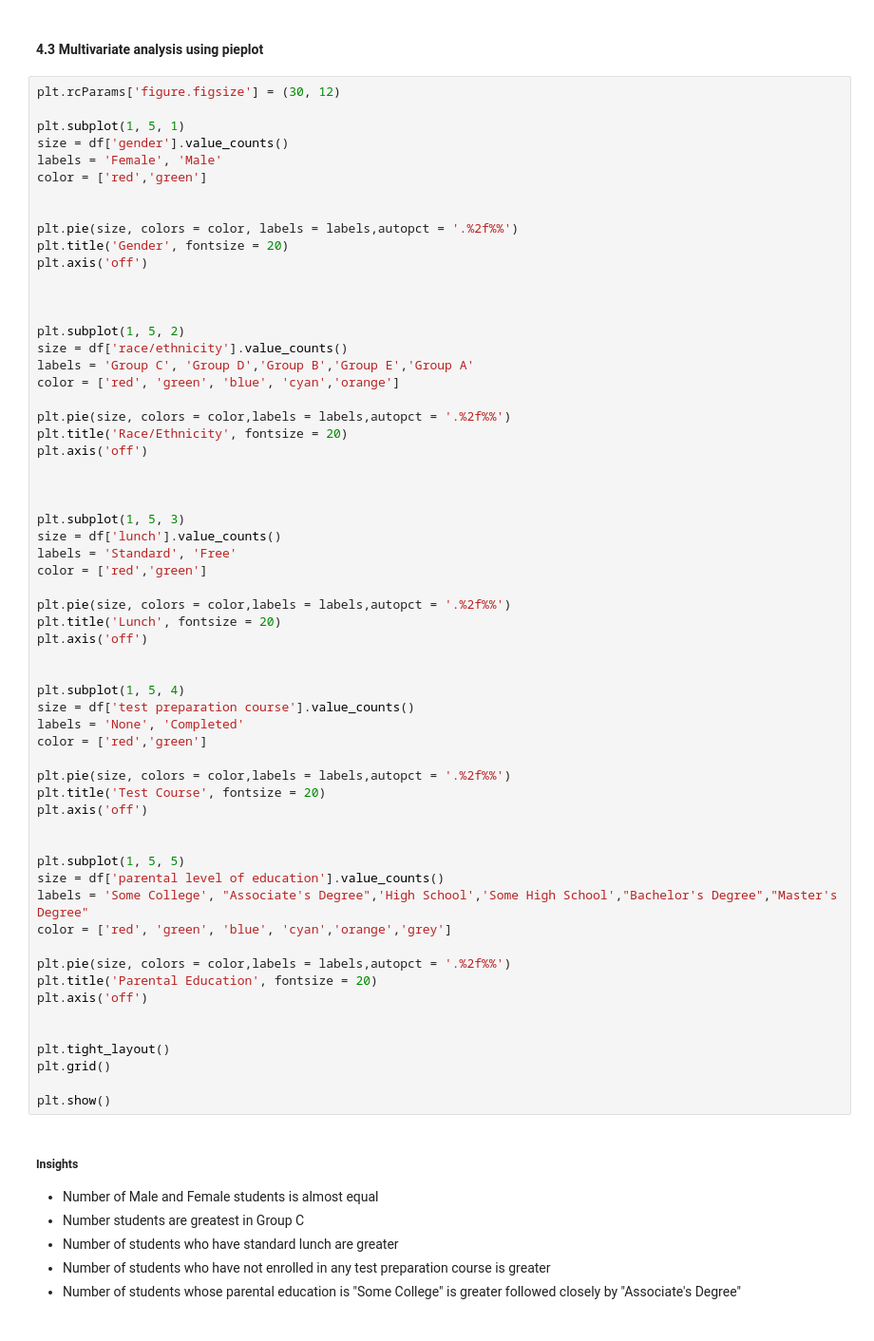
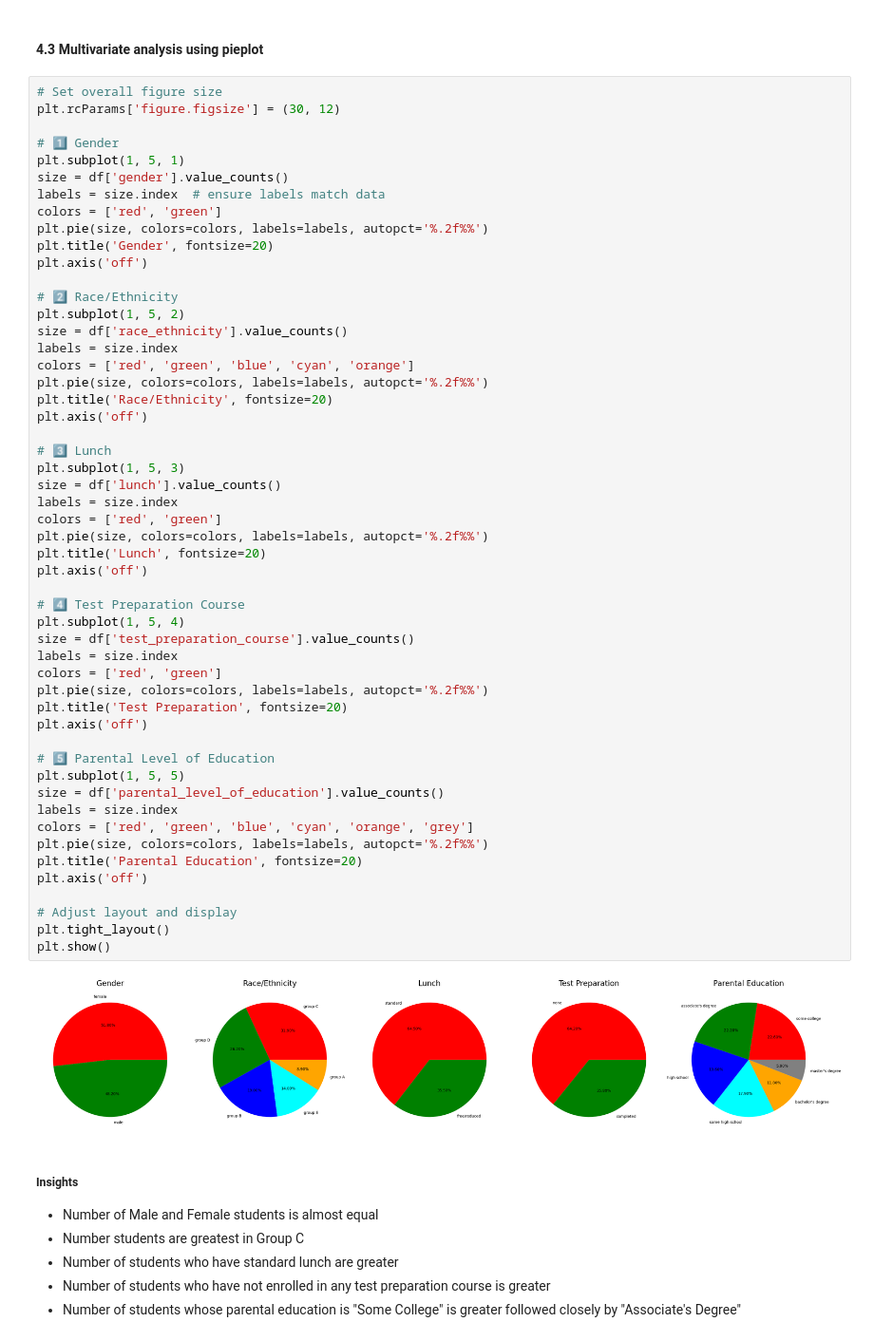
Before and after one commit to MyselfAviroop/ML-project, a Jupyter notebook: notebook/1 . EDA STUDENT PERFORMANCE .ipynb, the cells around one changed output. Shown at 95% size. Saved outputs shown, nothing was run; the diff lists cells and outputs as text.

```diff
--- a/notebook/1 . EDA STUDENT PERFORMANCE .ipynb
+++ b/notebook/1 . EDA STUDENT PERFORMANCE .ipynb
@@ -276,65 +347,59 @@ plt.show()
 # %% [markdown]
 #### 4.3 Multivariate analysis using pieplot
 # %%
+# Set overall figure size
 plt.rcParams['figure.figsize'] = (30, 12)
 
+# 1️⃣ Gender
 plt.subplot(1, 5, 1)
 size = df['gender'].value_counts()
-labels = 'Female', 'Male'
-color = ['red','green']
-
-
-plt.pie(size, colors = color, labels = labels,autopct = '.%2f%%')
-plt.title('Gender', fontsize = 20)
+labels = size.index  # ensure labels match data
+colors = ['red', 'green']
+plt.pie(size, colors=colors, labels=labels, autopct='%.2f%%')
+plt.title('Gender', fontsize=20)
 plt.axis('off')
 
-
-
+# 2️⃣ Race/Ethnicity
 plt.subplot(1, 5, 2)
-size = df['race/ethnicity'].value_counts()
-labels = 'Group C', 'Group D','Group B','Group E','Group A'
-color = ['red', 'green', 'blue', 'cyan','orange']
-
-plt.pie(size, colors = color,labels = labels,autopct = '.%2f%%')
-plt.title('Race/Ethnicity', fontsize = 20)
+size = df['race_ethnicity'].value_counts()
+labels = size.index
+colors = ['red', 'green', 'blue', 'cyan', 'orange']
+plt.pie(size, colors=colors, labels=labels, autopct='%.2f%%')
+plt.title('Race/Ethnicity', fontsize=20)
 plt.axis('off')
 
-
-
+# 3️⃣ Lunch
 plt.subplot(1, 5, 3)
 size = df['lunch'].value_counts()
-labels = 'Standard', 'Free'
-color = ['red','green']
-
-plt.pie(size, colors = color,labels = labels,autopct = '.%2f%%')
-plt.title('Lunch', fontsize = 20)
+labels = size.index
+colors = ['red', 'green']
+plt.pie(size, colors=colors, labels=labels, autopct='%.2f%%')
+plt.title('Lunch', fontsize=20)
 plt.axis('off')
 
-
+# 4️⃣ Test Preparation Course
 plt.subplot(1, 5, 4)
-size = df['test preparation course'].value_counts()
-labels = 'None', 'Completed'
-color = ['red','green']
-
-plt.pie(size, colors = color,labels = labels,autopct = '.%2f%%')
-plt.title('Test Course', fontsize = 20)
+size = df['test_preparation_course'].value_counts()
+labels = size.index
+colors = ['red', 'green']
+plt.pie(size, colors=colors, labels=labels, autopct='%.2f%%')
+plt.title('Test Preparation', fontsize=20)
 plt.axis('off')
 
-
+# 5️⃣ Parental Level of Education
 plt.subplot(1, 5, 5)
-size = df['parental level of education'].value_counts()
-labels = 'Some College', "Associate's Degree",'High School','Some High School',"Bachelor's Degree","Master's Degree"
-color = ['red', 'green', 'blue', 'cyan','orange','grey']
-
-plt.pie(size, colors = color,labels = labels,autopct = '.%2f%%')
-plt.title('Parental Education', fontsize = 20)
+size = df['parental_level_of_education'].value_counts()
+labels = size.index
+colors = ['red', 'green', 'blue', 'cyan', 'orange', 'grey']
+plt.pie(size, colors=colors, labels=labels, autopct='%.2f%%')
+plt.title('Parental Education', fontsize=20)
 plt.axis('off')
 
-
+# Adjust layout and display
 plt.tight_layout()
-plt.grid()
-
 plt.show()
+# %% [output]
+[figure, added]
 # %% [markdown]
 #####  Insights
 - Number of Male and Female students is almost equal
```
Also changed, not shown: parts of 29 cells of this notebook, 14 other files.
